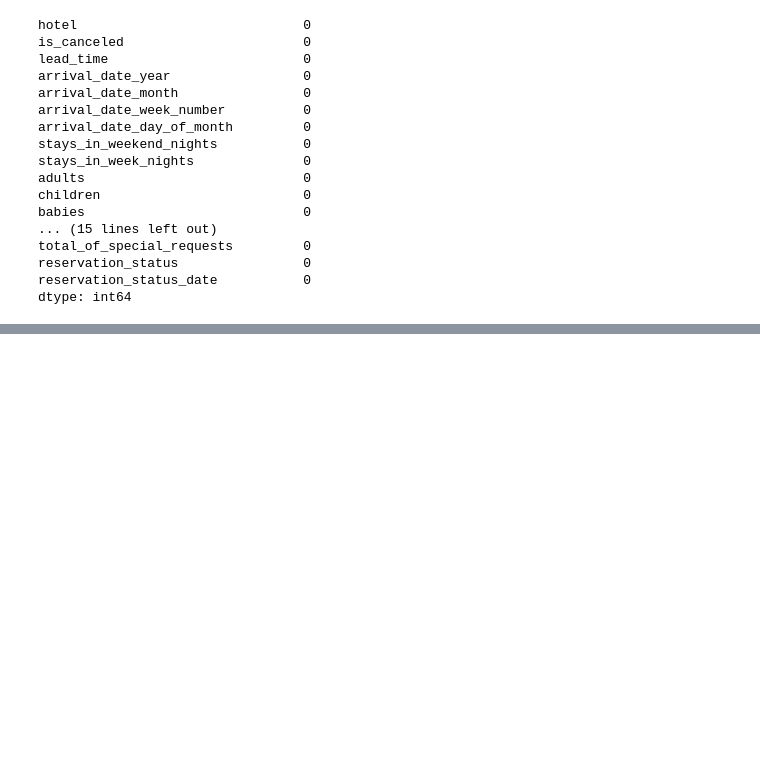
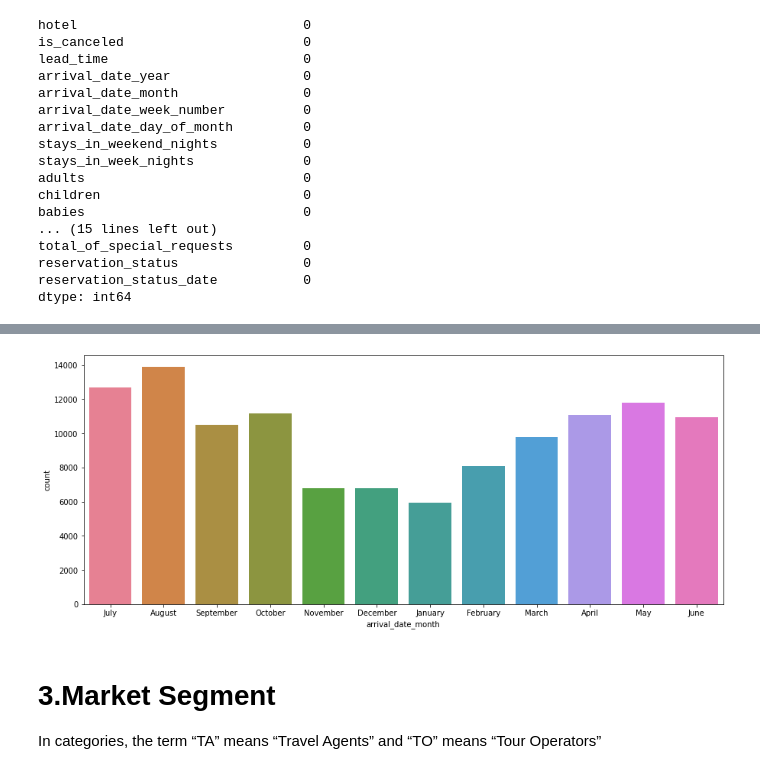
Before and after one commit to RohitSakharkar/Hotel-Booking-Analysis, a Jupyter notebook: FINAL_Copy_of_Hotel_Booking_Analysis_Capstone_Project.ipynb, the cells around one changed output, grey strips where cells are left out. Saved outputs shown, nothing was run; the diff lists cells and outputs as text; code cells hidden in the pictures; blank space fills up the shorter version.

```diff
--- a/FINAL_Copy_of_Hotel_Booking_Analysis_Capstone_Project.ipynb
+++ b/FINAL_Copy_of_Hotel_Booking_Analysis_Capstone_Project.ipynb
@@ -238,0 +312,9 @@ dtype: int64
+# %%
+plt.figure(figsize=(15,6))
+sns.countplot(df['arrival_date_month'],palette='husl')
+plt.show()
+# %% [output]
+[figure, added]
+# %% [markdown]
+# 3.Market Segment
+In categories, the term “TA” means “Travel Agents” and “TO” means “Tour Operators”
```
Also changed, not shown: parts of 35 cells of this notebook.
